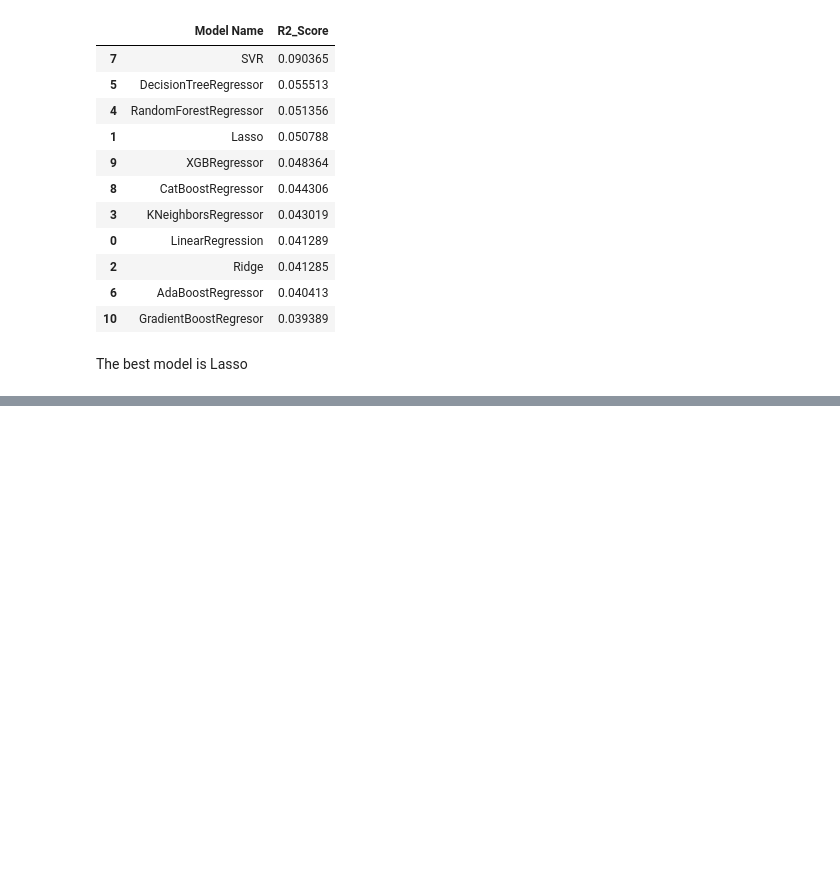
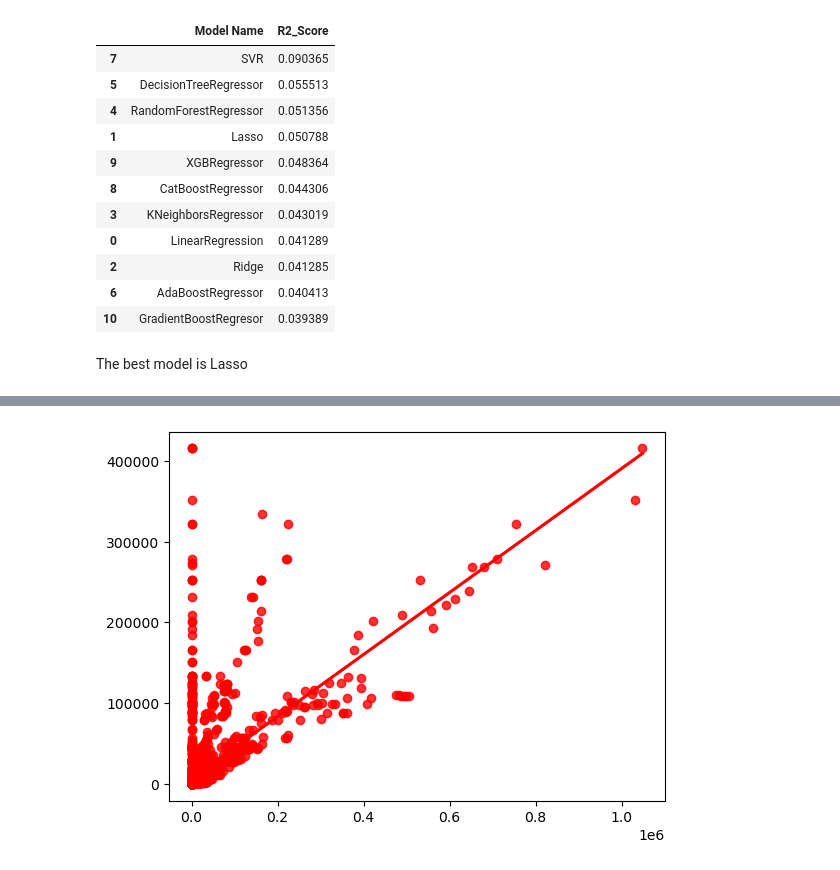
Before and after one commit to MichaelE11/Crop-Production, a Jupyter notebook: notebook/MODEL TRAINING.ipynb, the cells around one changed output, grey strips where cells are left out. Saved outputs shown, nothing was run; the diff lists cells and outputs as text; code cells hidden in the pictures; blank space fills up the shorter version.

```diff
--- a/notebook/MODEL TRAINING.ipynb
+++ b/notebook/MODEL TRAINING.ipynb
@@ -363,0 +415,4 @@ The best model is Lasso
+# %%
+sns.regplot(x=y_test_unscaled,y=y_predict_unscaled,ci=None,color ='red');
+# %% [output]
+[figure, added]
```
Also changed, not shown: parts of 7 cells of this notebook.
